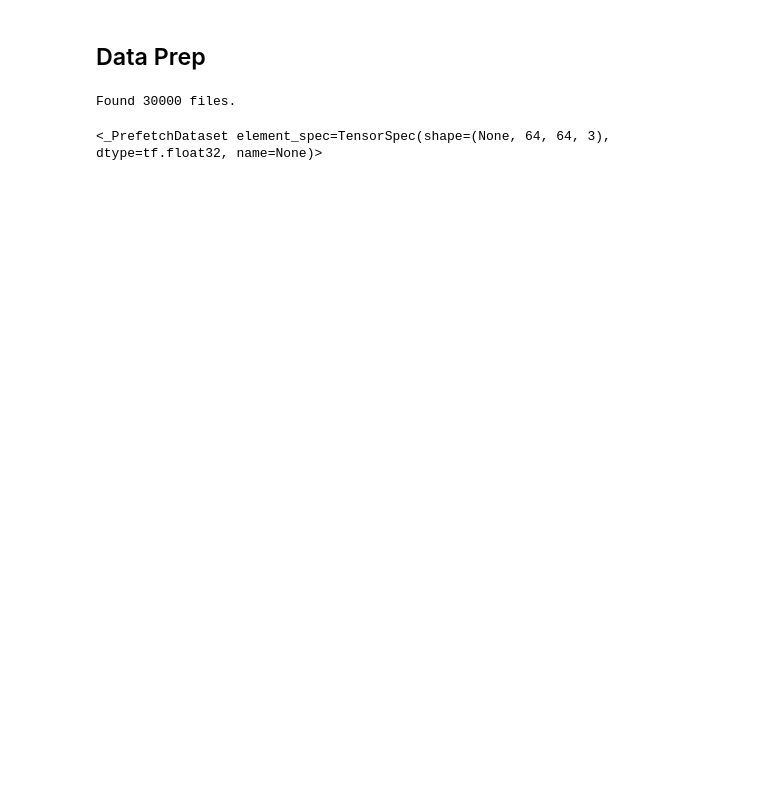
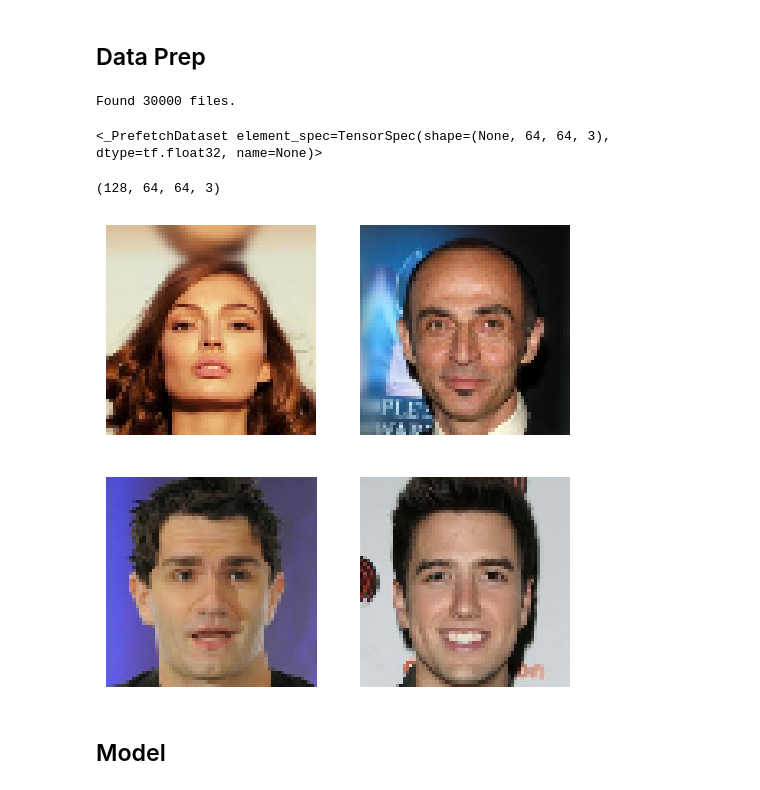
Before and after one commit to Mario-HN/DeepLearning, a Jupyter notebook: WGAN.ipynb, the cells around one changed output. Cells and saved outputs as stored; diff of their text form; code cells hidden in the pictures; blank space fills up the shorter version.

```diff
--- a/WGAN.ipynb
+++ b/WGAN.ipynb
@@ -30,3 +30,33 @@ Found 30000 files.
 dataset
 # %% [output]
 <_PrefetchDataset element_spec=TensorSpec(shape=(None, 64, 64, 3), dtype=tf.float32, name=None)>
+# %%
+def preprocess(image):
+  return tf.cast(image, tf.float32) / 127.5 - 1.0
+# %%
+train_dataset = (
+    dataset
+    .map(preprocess)
+    .unbatch()
+    .shuffle(buffer_size = 1024, reshuffle_each_iteration = True)
+    .batch(128, drop_remainder=True)
+    .prefetch(tf.data.AUTOTUNE)
+)
+# %%
+for d in train_dataset.take(1):
+  print(d.shape)
+# %% [output]
+(128, 64, 64, 3)
+# %%
+plt.figure(figsize = (6,6))
+k=0
+n = 4
+for i in range(n):
+  ax = plt.subplot(2,2, k+1)
+  plt.imshow((d[i]+1)/2)
+  plt.axis("off")
+  k+=1
+# %% [output]
+[figure, added]
+# %% [markdown]
+## Model
```
